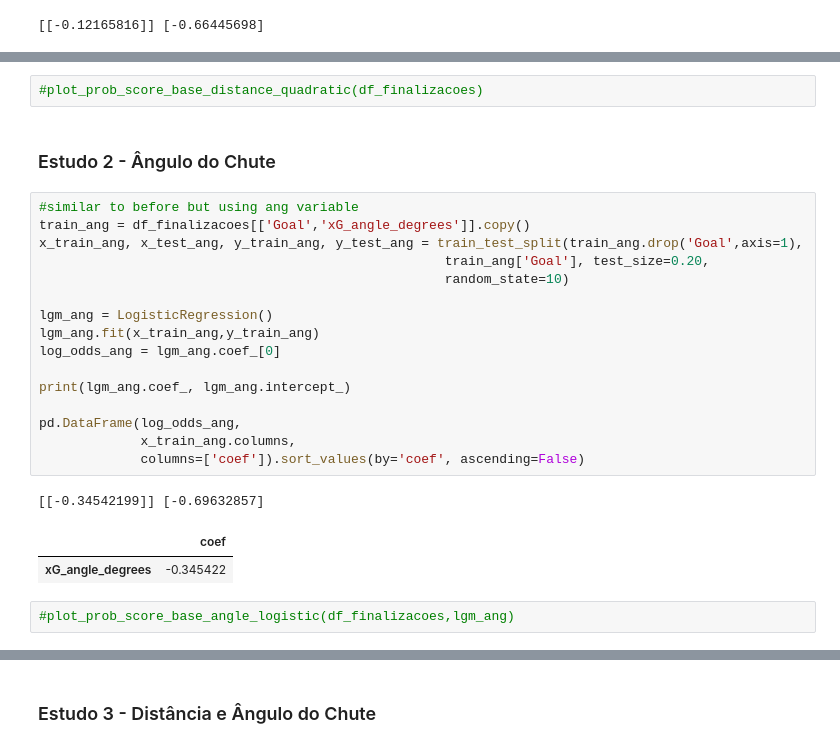
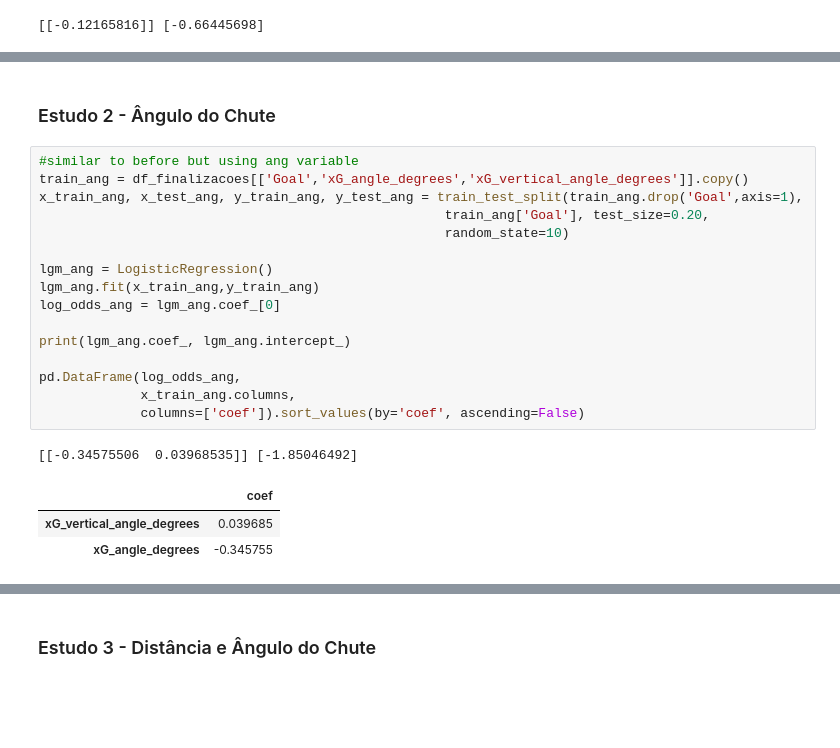
Before and after one commit to patalanov/gm-ml, a Jupyter notebook: xG_v3.ipynb, the cells around one changed output, grey strips where cells are left out. Saved outputs shown, nothing was run; the diff lists cells and outputs as text; blank space fills up the shorter version.

```diff
--- a/xG_v3.ipynb
+++ b/xG_v3.ipynb
@@ -455,26 +470,23 @@ Pipeline(steps=[('polynomial_features', PolynomialFeatures(include_bias=False)),
-# %%
-#plot_prob_score_base_distance_quadratic(df_finalizacoes)
 # %% [markdown]
 ### Estudo 2 - Ângulo do Chute
 # %%
 #similar to before but using ang variable
-train_ang = df_finalizacoes[['Goal','xG_angle_degrees']].copy()
+train_ang = df_finalizacoes[['Goal','xG_angle_degrees','xG_vertical_angle_degrees']].copy()
 x_train_ang, x_test_ang, y_train_ang, y_test_ang = train_test_split(train_ang.drop('Goal',axis=1),
                                                     train_ang['Goal'], test_size=0.20,
                                                     random_state=10)
 
 lgm_ang = LogisticRegression()
 lgm_ang.fit(x_train_ang,y_train_ang)
 log_odds_ang = lgm_ang.coef_[0]
 
 print(lgm_ang.coef_, lgm_ang.intercept_)
 
 pd.DataFrame(log_odds_ang,
              x_train_ang.columns,
              columns=['coef']).sort_values(by='coef', ascending=False)
 # %% [output]
-[[-0.34542199]] [-0.69632857]
+[[-0.34575506  0.03968535]] [-1.85046492]
 |  | coef |
-| xG_angle_degrees | -0.345422 |
+| xG_vertical_angle_degrees | 0.039685 |
+| xG_angle_degrees | -0.345755 |
-# %%
-#plot_prob_score_base_angle_logistic(df_finalizacoes,lgm_ang)
```
Also changed, not shown: parts of 33 cells of this notebook, 2 other files.
